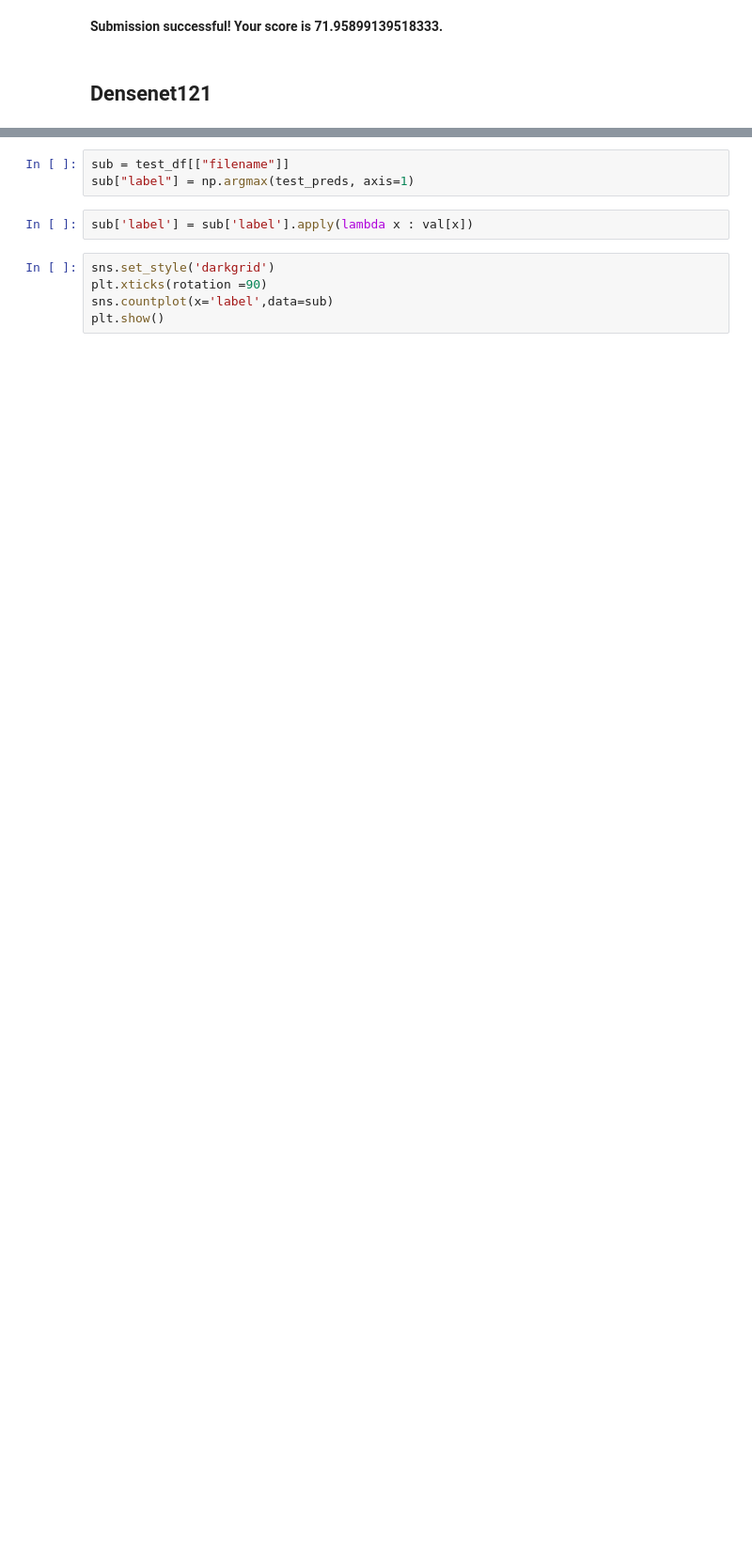
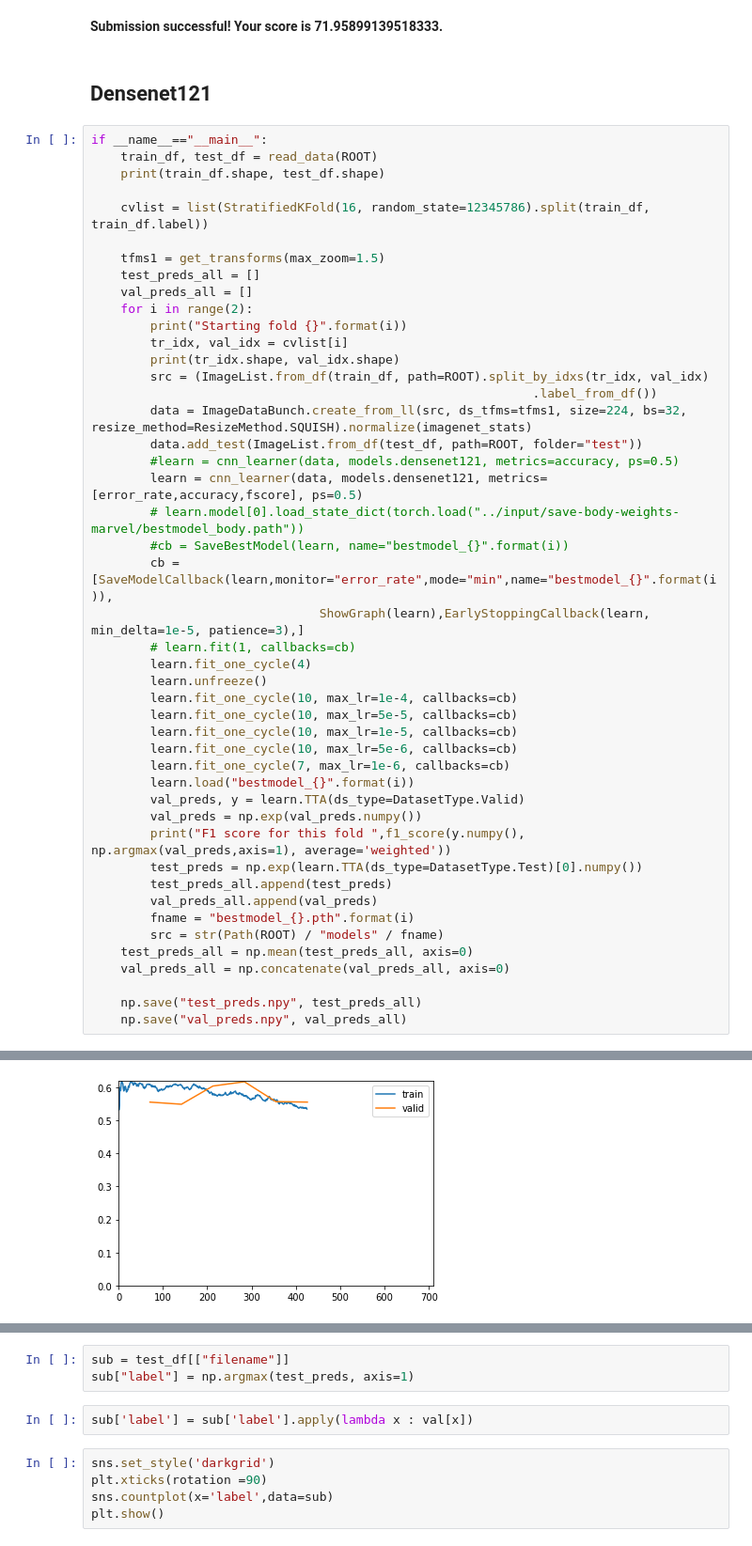
Before and after one commit to plaban1981/Dphi_hackathon, a Jupyter notebook: Pneumonia_Classification_Challenge.ipynb, the cells around one changed output, grey strips where cells are left out. Shown at 94% size. Drawn from its saved outputs; the diff is of its cells as text; blank space fills up the shorter version.

```diff
--- a/Pneumonia_Classification_Challenge.ipynb
+++ b/Pneumonia_Classification_Challenge.ipynb
@@ -417,3 +418,50 @@ files.download('submission_resnet152.csv')
 **Submission successful! Your score is 71.95899139518333.**
 # %% [markdown]
 ## Densenet121
+# %%
+if __name__=="__main__":
+    train_df, test_df = read_data(ROOT)
+    print(train_df.shape, test_df.shape)
+
+    cvlist = list(StratifiedKFold(16, random_state=12345786).split(train_df, train_df.label))
+
+    tfms1 = get_transforms(max_zoom=1.5)
+    test_preds_all = []
+    val_preds_all = []
+    for i in range(2):
+        print("Starting fold {}".format(i))
+        tr_idx, val_idx = cvlist[i]
+        print(tr_idx.shape, val_idx.shape)
+        src = (ImageList.from_df(train_df, path=ROOT).split_by_idxs(tr_idx, val_idx)
+                                                            .label_from_df())
+        data = ImageDataBunch.create_from_ll(src, ds_tfms=tfms1, size=224, bs=32, resize_method=ResizeMethod.SQUISH).normalize(imagenet_stats)
+        data.add_test(ImageList.from_df(test_df, path=ROOT, folder="test"))
+        #learn = cnn_learner(data, models.densenet121, metrics=accuracy, ps=0.5)
+        learn = cnn_learner(data, models.densenet121, metrics=[error_rate,accuracy,fscore], ps=0.5)
+        # learn.model[0].load_state_dict(torch.load("../input/save-body-weights-marvel/bestmodel_body.path"))
+        #cb = SaveBestModel(learn, name="bestmodel_{}".format(i))
+        cb =[SaveModelCallback(learn,monitor="error_rate",mode="min",name="bestmodel_{}".format(i)),
+                               ShowGraph(learn),EarlyStoppingCallback(learn, min_delta=1e-5, patience=3),]
+        # learn.fit(1, callbacks=cb)
+        learn.fit_one_cycle(4)
+        learn.unfreeze()
+        learn.fit_one_cycle(10, max_lr=1e-4, callbacks=cb)
+        learn.fit_one_cycle(10, max_lr=5e-5, callbacks=cb)
+        learn.fit_one_cycle(10, max_lr=1e-5, callbacks=cb)
+        learn.fit_one_cycle(10, max_lr=5e-6, callbacks=cb)
+        learn.fit_one_cycle(7, max_lr=1e-6, callbacks=cb)
+        learn.load("bestmodel_{}".format(i))
+        val_preds, y = learn.TTA(ds_type=DatasetType.Valid)
+        val_preds = np.exp(val_preds.numpy())
+        print("F1 score for this fold ",f1_score(y.numpy(), np.argmax(val_preds,axis=1), average='weighted'))
+        test_preds = np.exp(learn.TTA(ds_type=DatasetType.Test)[0].numpy())
+        test_preds_all.append(test_preds)
+        val_preds_all.append(val_preds)
+        fname = "bestmodel_{}.pth".format(i)
+        src = str(Path(ROOT) / "models" / fname)
+    test_preds_all = np.mean(test_preds_all, axis=0)
+    val_preds_all = np.concatenate(val_preds_all, axis=0)
+
+    np.save("test_preds.npy", test_preds_all)
+    np.save("val_preds.npy", val_preds_all)
+# %% [output]
@@ -419,0 +485 @@ files.download('submission_resnet152.csv')
+[figure, added]
```
Also changed, not shown: parts of 12 cells of this notebook.
